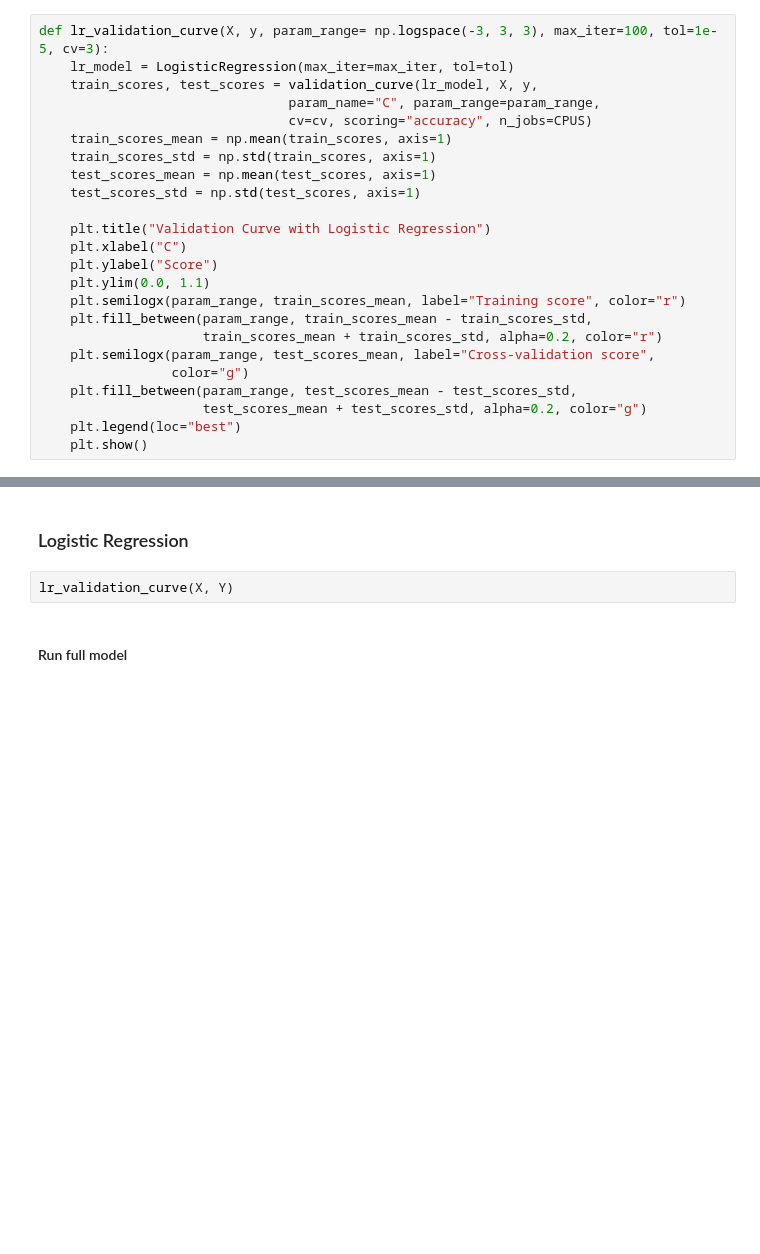
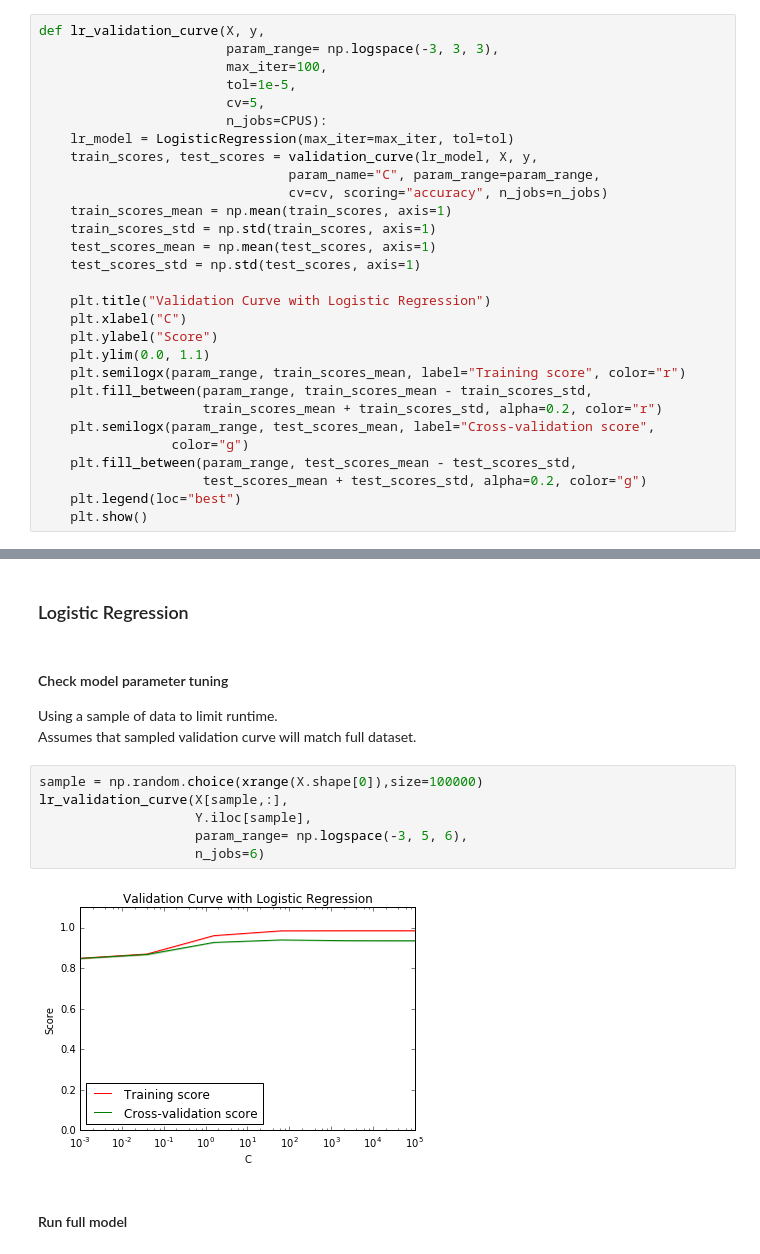
Before and after one commit to bshurick/ischool, a Jupyter notebook: Extras/Kaggle/RedHat/redhat.ipynb, the cells around one changed output, grey strips where cells are left out. Saved outputs shown, nothing was run; the diff lists cells and outputs as text; blank space fills up the shorter version.

```diff
--- a/Extras/Kaggle/RedHat/redhat.ipynb
+++ b/Extras/Kaggle/RedHat/redhat.ipynb
@@ -131,11 +133,16 @@ def create_missing_val_lookup(df):
 
     return missing_val_lookup, freq_lookup_dict
 # %%
-def lr_validation_curve(X, y, param_range= np.logspace(-3, 3, 3), max_iter=100, tol=1e-5, cv=3):
+def lr_validation_curve(X, y,
+                        param_range= np.logspace(-3, 3, 3),
+                        max_iter=100,
+                        tol=1e-5,
+                        cv=5,
+                        n_jobs=CPUS):
     lr_model = LogisticRegression(max_iter=max_iter, tol=tol)
     train_scores, test_scores = validation_curve(lr_model, X, y,
                                 param_name="C", param_range=param_range,
-                                cv=cv, scoring="accuracy", n_jobs=CPUS)
+                                cv=cv, scoring="accuracy", n_jobs=n_jobs)
     train_scores_mean = np.mean(train_scores, axis=1)
     train_scores_std = np.std(train_scores, axis=1)
     test_scores_mean = np.mean(test_scores, axis=1)
@@ -272,8 +279,18 @@ X_train, X_val, y_train, y_val = train_test_split(X,
                                                   random_state=2)
 # %% [markdown]
 ### Logistic Regression
-# %%
-lr_validation_curve(X, Y)
+# %% [markdown]
+#### Check model parameter tuning
+Using a sample of data to limit runtime.
+Assumes that sampled validation curve will match full dataset.
+# %%
+sample = np.random.choice(xrange(X.shape[0]),size=100000)
+lr_validation_curve(X[sample,:],
+                    Y.iloc[sample],
+                    param_range= np.logspace(-3, 5, 6),
+                    n_jobs=6)
+# %% [output]
+[figure, added]
 # %% [markdown]
 #### Run full model
 # %%
```
Also changed, not shown: parts of 1 cell of this notebook.
